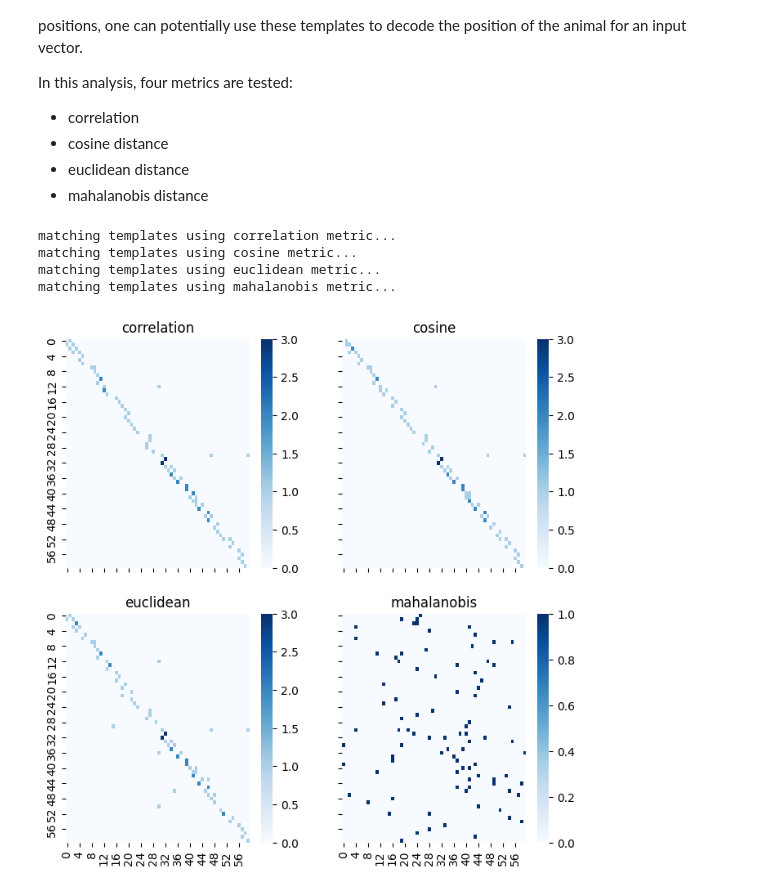
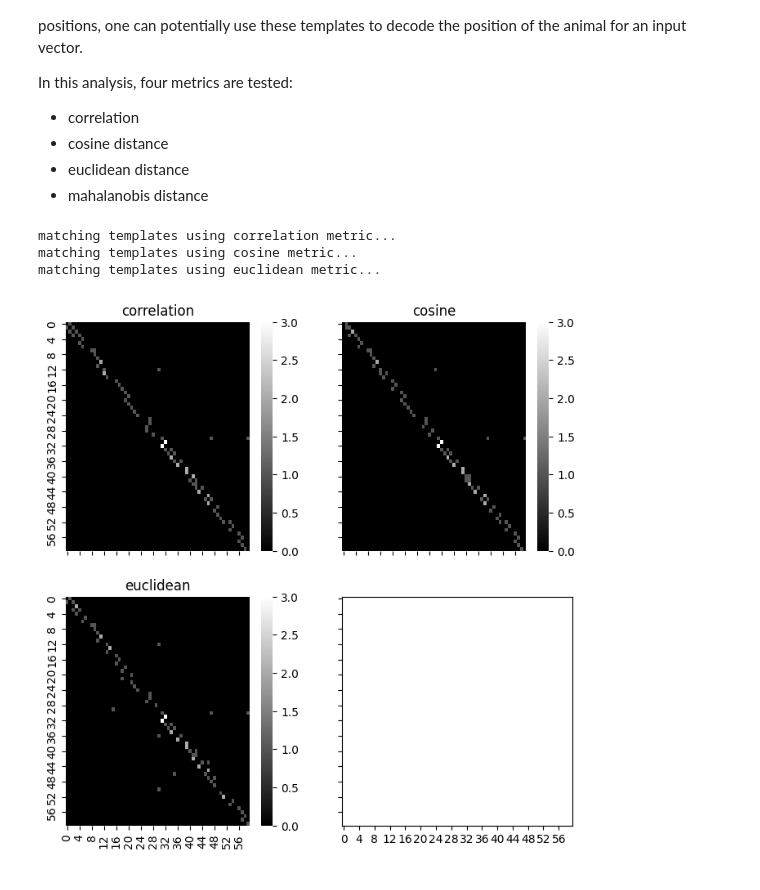
Before and after one commit to Anneser/SpatialInformation, a Jupyter notebook: scripts/LocationDecoding.ipynb, the cells around one changed output. Saved outputs shown, nothing was run; the diff lists cells and outputs as text; code cells hidden in the pictures.

```diff
--- a/scripts/LocationDecoding.ipynb
+++ b/scripts/LocationDecoding.ipynb
@@ -575,0 +575,26 @@ plot_trials(bh)
+# %%
+# Black background style
+plt.style.use('dark_background')
+# Presentation settings
+plt.rcParams.update({
+    'font.size': 16,         # Base font size
+    'axes.labelsize': 18,    # Axis label size
+    'axes.titlesize': 20,    # Title size
+    'xtick.labelsize': 14,   # Tick label size
+    'ytick.labelsize': 14,
+    'legend.fontsize': 14
+})
+
+# Assuming df is already defined
+# df = pd.read_csv('your_dataframe.csv')
+
+plt.figure(figsize=(12, 6))
+sc = plt.scatter(bh.index, bh['Y'], c=bh['X'], cmap='PiYG', s=8)
+
+plt.xlabel('Frame Index')
+plt.ylabel('corridor position')
+
+plt.tight_layout()
+
+plt.savefig("../results/behavior.png")
+plt.show()
@@ -595,7 +622,7 @@ X_train, X_test, y_train, y_test = train_test_split(
     features, bin_values, test_size=0.1, random_state=42,stratify=bin_values)
 # %%
 confmatrix_dict = {}
-for method in ["correlation", "cosine", "euclidean", "mahalanobis"]:
+for method in ["correlation", "cosine", "euclidean"]:
     print("matching templates using {} metric...".format(method))
     confmatrix_tm = np.zeros((len(np.unique(y_train)), len(np.unique(y_train))))
     for vector, bin in zip(X_test, y_test):
@@ -606,14 +633,13 @@ for method in ["correlation", "cosine", "euclidean", "mahalanobis"]:
 matching templates using correlation metric...
 matching templates using cosine metric...
 matching templates using euclidean metric...
-matching templates using mahalanobis metric...
 # %%
-methods = ["correlation", "cosine", "euclidean", "mahalanobis"]
+methods = ["correlation", "cosine", "euclidean"]
 
 fig, ax = plt.subplots(2, 2, figsize=(8, 8), sharex=True, sharey=True)
 
-for i in range(4):
-    sns.heatmap(confmatrix_dict[methods[i]], fmt="d", cmap="Blues", ax=ax.flat[i])
+for i in range(3):
+    sns.heatmap(confmatrix_dict[methods[i]], fmt="d", cmap='gist_gray', ax=ax.flat[i])
     ax.flat[i].title.set_text(methods[i])
 # %% [output]
-[figure, old version]
+[figure, new version]
```
Also changed, not shown: parts of 4 cells of this notebook, 1 other file.
